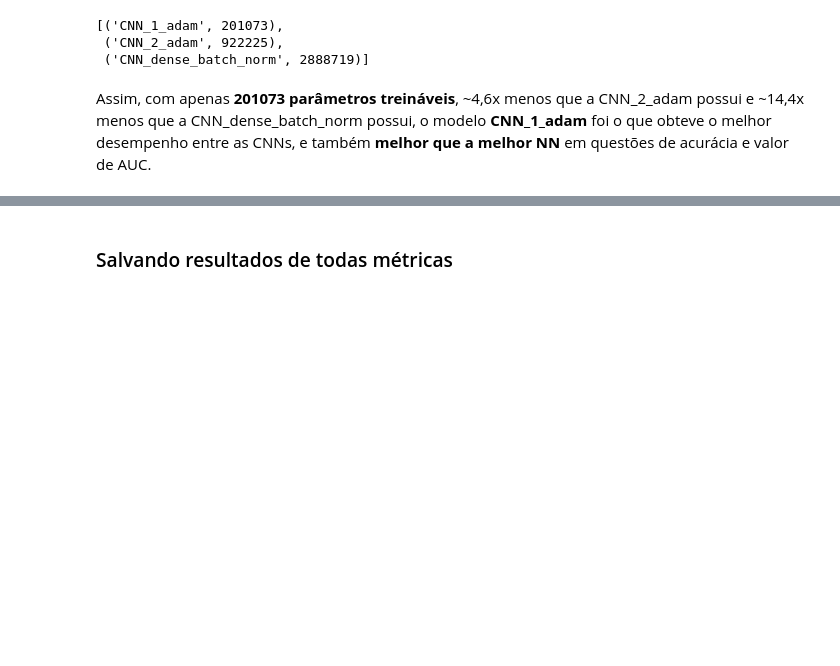
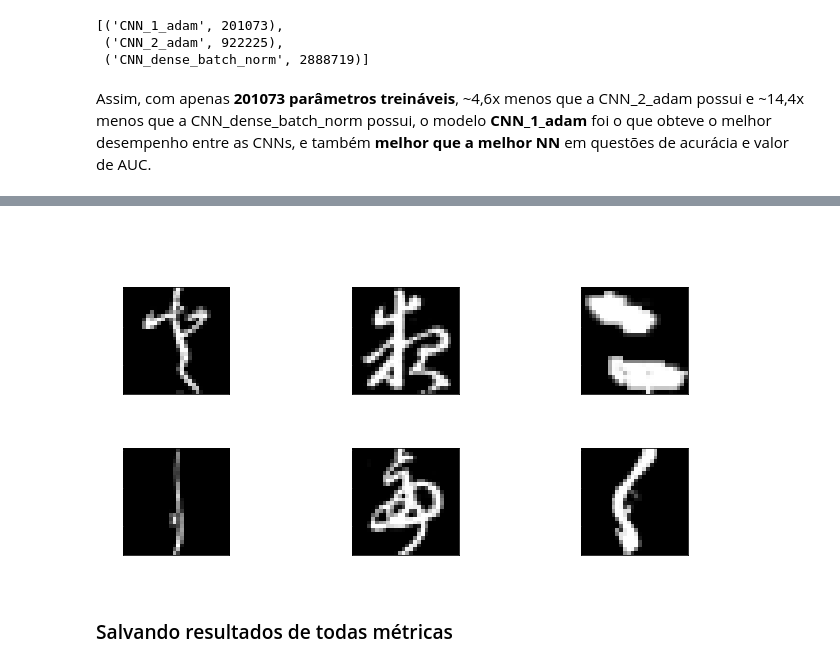
Before and after one commit to medina325/kuzushiji-character-recognition, a Jupyter notebook: AsianCharacterRecognition.ipynb, the cells around one changed output, grey strips where cells are left out. Saved outputs shown, nothing was run; the diff lists cells and outputs as text; code cells hidden in the pictures; blank space fills up the shorter version.

```diff
--- a/AsianCharacterRecognition.ipynb
+++ b/AsianCharacterRecognition.ipynb
@@ -851,0 +854,4 @@ MOSTRAR O QUE ELES FAZEM COM A CLASSE み
+# %%
+show_predictions('CNN_1_adam', 'incorrect', 'Incorrect Predictions')
+# %% [output]
+[figure, added]
```
Also changed, not shown: parts of 7 cells of this notebook, 5 other files.
